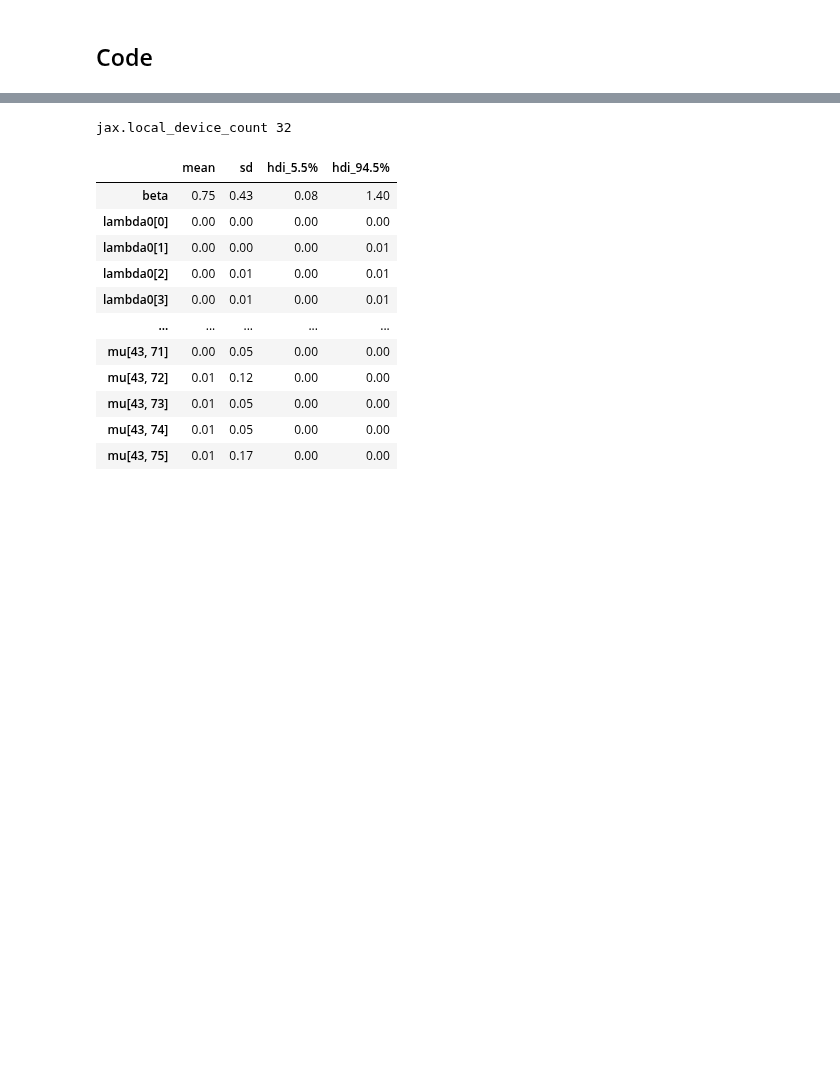
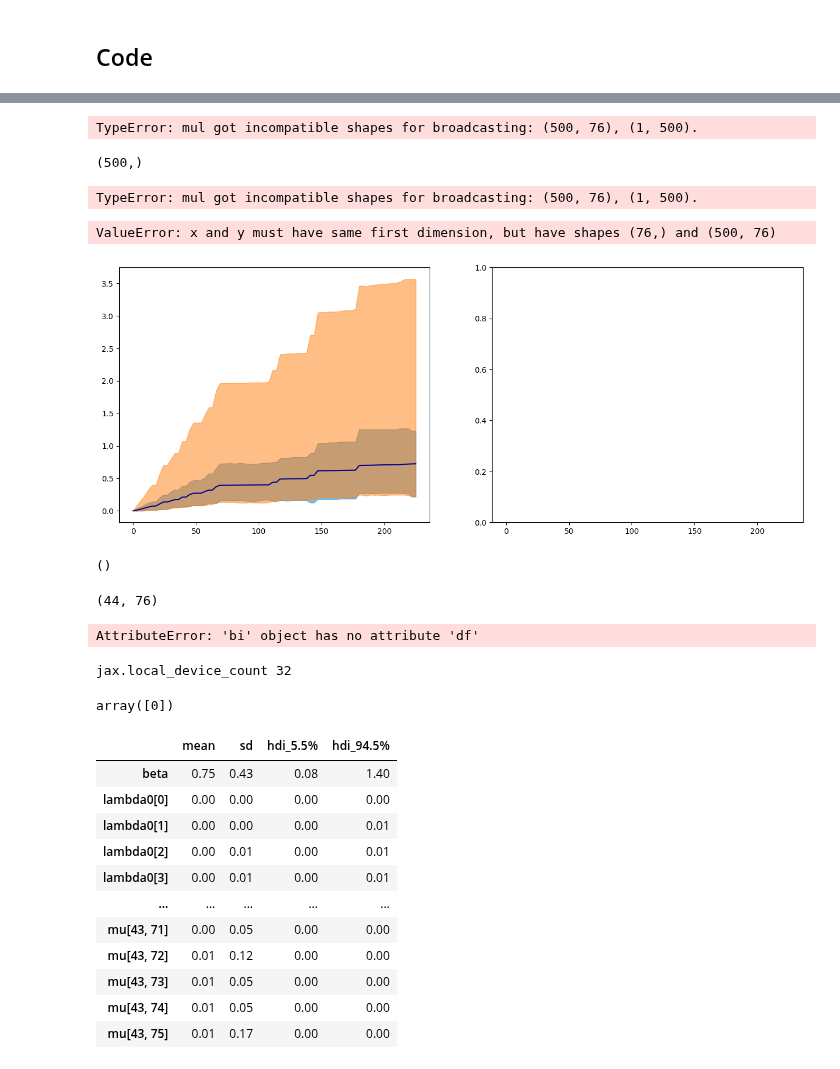
Before and after one commit to BGN-for-ASNA/BI, a Jupyter notebook: bi/survival analysis.ipynb, the cells around one changed output, grey strips where cells are left out. Drawn from its saved outputs; the diff is of its cells as text; code cells hidden in the pictures; blank space fills up the shorter version.

```diff
--- a/bi/survival analysis.ipynb
+++ b/bi/survival analysis.ipynb
@@ -68,0 +145,73 @@ We also define $t_{i,j}$ to be the amount of time the $i$-th subject was at risk
+# %%
+self = m
+base_hazard = self.posteriors['lambda0']
+array_expanded = jnp.expand_dims(jnp.exp(self.posteriors['beta'][:, 0]), axis = 0)
+met_hazard =self.posteriors['lambda0'] * array_expanded
+met_hazard.shape
+# %% [output]
+TypeError: mul got incompatible shapes for broadcasting: (500, 76), (1, 500).
+# %%
+self.posteriors['beta'][:, 0] .shape
+# %% [output]
+(500,)
+# %%
+base_hazard = m.posteriors['lambda0']
+array_expanded = jnp.expand_dims(np.exp(m.posteriors['beta'][:,0]), axis=1)
+met_hazard =m.posteriors['lambda0'] * array_expanded
+self = m
+fig, (hazard_ax, surv_ax) = plt.subplots(ncols=2, sharex=True, sharey=False, figsize=(16, 6))
+
+az.plot_hdi(
+    self.interval_bounds[:-1],
+    self.cum_hazard(base_hazard),
+    ax=hazard_ax,
+    smooth=False,
+    color="C0",
+    fill_kwargs={"label": "Had not metastasized"},
+)
+
+az.plot_hdi(
+    self.interval_bounds[:-1],
+    self.cum_hazard(met_hazard),
+    ax=hazard_ax,
+    smooth=False,
+    color="C1",
+    fill_kwargs={"label": "Metastasized"},
+)
+hazard_ax.plot(self.interval_bounds[:-1], jnp.mean(self.cum_hazard(base_hazard), axis = 0), color="darkblue")
+hazard_ax.plot(self.interval_bounds[:-1], jnp.mean(self.cum_hazard(met_hazard), axis = 0), color="maroon")
+hazard_ax.set_xlim(0, self.time.max())
+hazard_ax.set_xlabel(xlab)
+hazard_ax.set_ylabel(r"Cumulative hazard $\Lambda(t)$")
+hazard_ax.legend(loc=2)
+az.plot_hdi(self.interval_bounds[:-1], self.survival(base_hazard), ax=surv_ax, smooth=False, color="C0")
+az.plot_hdi(self.interval_bounds[:-1], self.survival(met_hazard), ax=surv_ax, smooth=False, color="C1")
+surv_ax.plot(self.interval_bounds[:-1], jnp.mean(self.survival(base_hazard), axis = 0), color="darkblue")
+surv_ax.plot(self.interval_bounds[:-1], jnp.mean(self.survival(met_hazard), axis = 0), color="maroon")
+surv_ax.set_xlim(0, self.time.max())
+surv_ax.set_xlabel(ylab)
+surv_ax.set_ylabel("Survival function $S(t)$")
+# %% [output]
+TypeError: mul got incompatible shapes for broadcasting: (500, 76), (1, 500).
+# %%
+m.plot_surv()
+# %% [output]
+ValueError: x and y must have same first dimension, but have shapes (76,) and (500, 76)
+[figure, added]
+# %%
+beta = bi.dist.normal(0, 1000, name='beta', sample=True)
+beta.shape
+# %% [output]
+()
+# %%
+beta = bi.dist.normal(0, 1000, name='beta', sample=True, shape=(1,))
+lambda0 = bi.dist.gamma(0.01, 0.01, shape= m.data_on_model['intervals'].shape, name = 'lambda0', sample=True)
+
+lambda_ = jnp.outer(jnp.exp(beta @ m.data_on_model['metastasized']), lambda0)
+lambda_.shape
+# %% [output]
+(44, 76)
+# %%
+m.df.loc[:, 'time'].values
+# %% [output]
+AttributeError: 'bi' object has no attribute 'df'
@@ -85,2 +249,6 @@ m.data_on_model['metastasized'] = jnp.array(df.metastasized.values)
 # %% [output]
 jax.local_device_count 32
+# %%
+m.intervals
+# %% [output]
+array([0])
```
Also changed, not shown: parts of 10 cells of this notebook, 18 other files.
